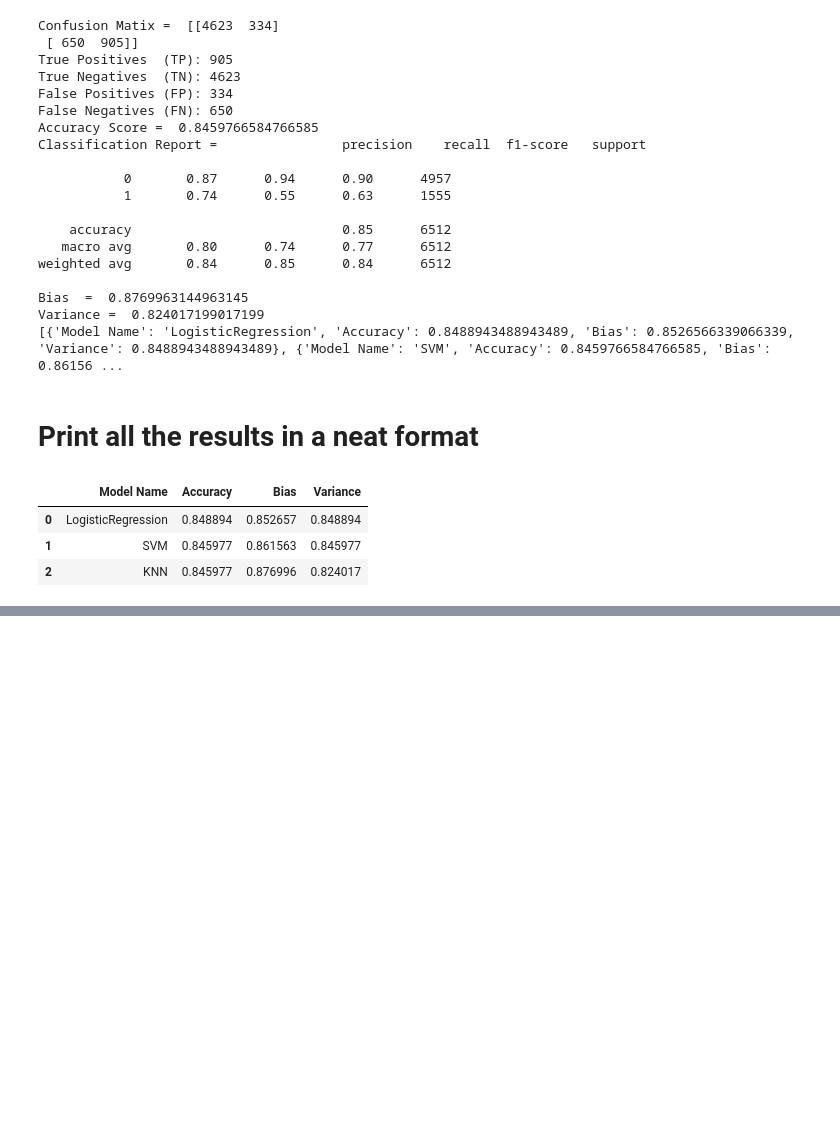
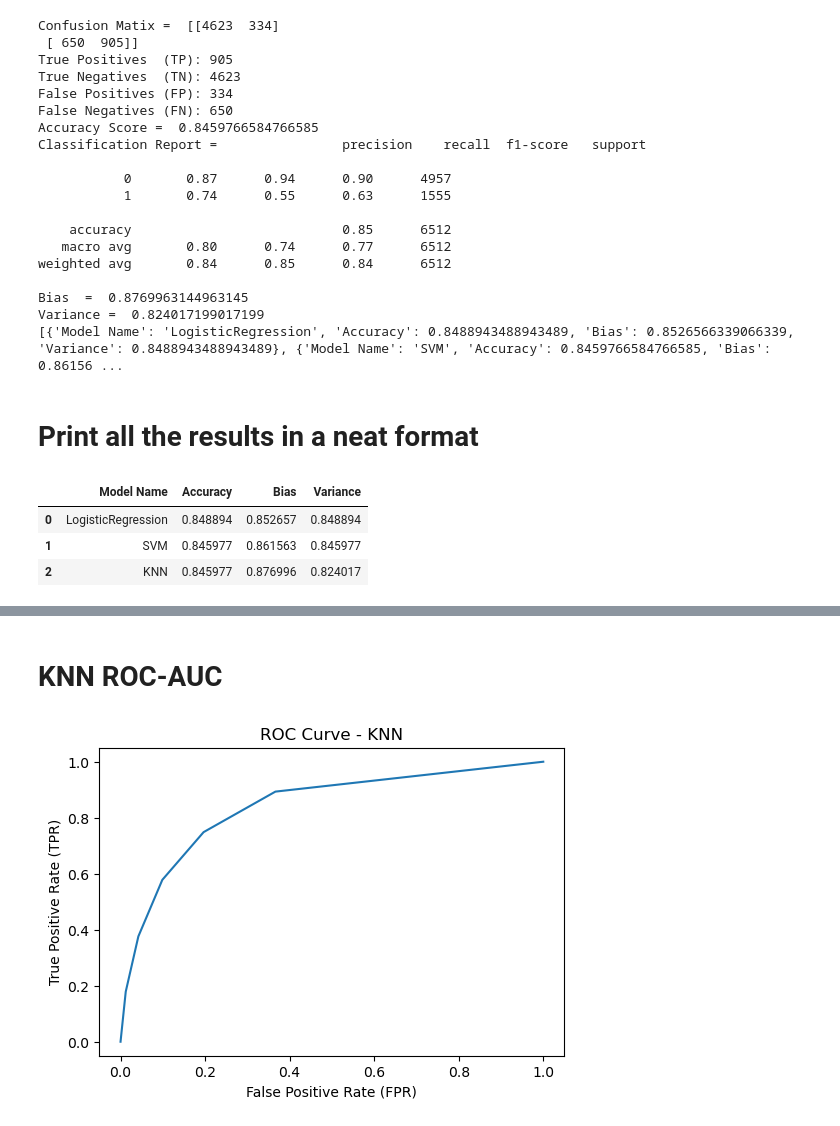
Before and after one commit to jayacpc9/FSDS_Classes, a Jupyter notebook: Python_Workspace/ML/THOMPSON_REUTER_homework/Homework_Thompson_07212026.ipynb, the cells around one changed output, grey strips where cells are left out. Drawn from its saved outputs; the diff is of its cells as text; code cells hidden in the pictures; blank space fills up the shorter version.

```diff
--- a/Python_Workspace/ML/THOMPSON_REUTER_homework/Homework_Thompson_07212026.ipynb
+++ b/Python_Workspace/ML/THOMPSON_REUTER_homework/Homework_Thompson_07212026.ipynb
@@ -516,0 +555,16 @@ comparison
+# %% [markdown]
+# KNN ROC-AUC
+# %%
+from  sklearn.metrics import roc_curve, roc_auc_score
+y_predict_knn=knn_classifier.predict_proba(X_test)[:,1]
+auc_knn=roc_auc_score(y_test,y_predict_knn)
+fpr_knn, tpr_knn, thresholds = roc_curve(y_test, y_predict_knn) # False Positive Rate and True Positive Rate
+
+plt.figure(figsize=(6,4))
+plt.plot(fpr_knn, tpr_knn, label=f"ROC Curce - KNN (AOC Score {auc_knn:.3f})")
+plt.xlabel("False Positive Rate (FPR)")
+plt.ylabel("True Positive Rate (TPR)")
+plt.title("ROC Curve - KNN")
+plt.show()
+# %% [output]
+[figure, added]
```
Also changed, not shown: parts of 6 cells of this notebook.
